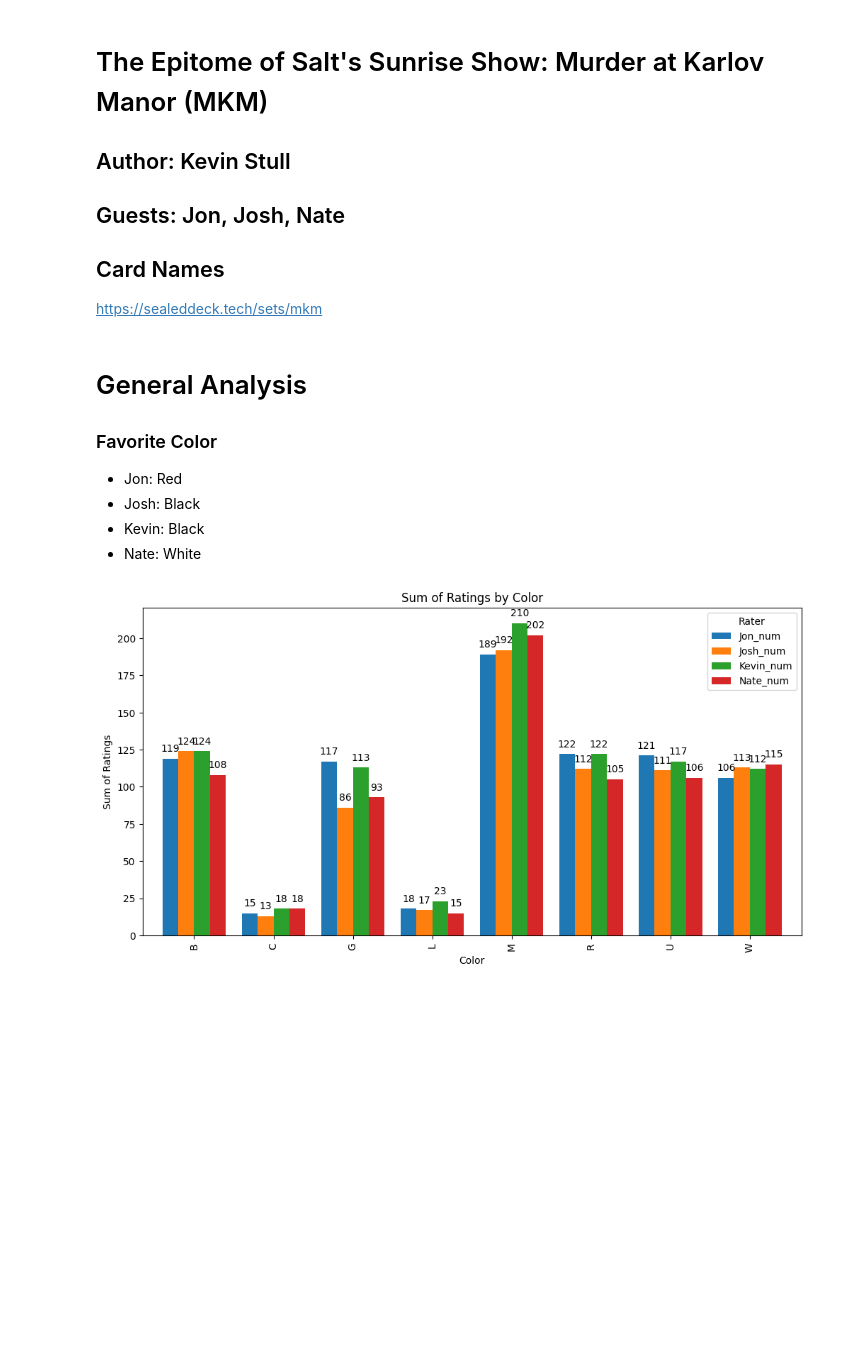
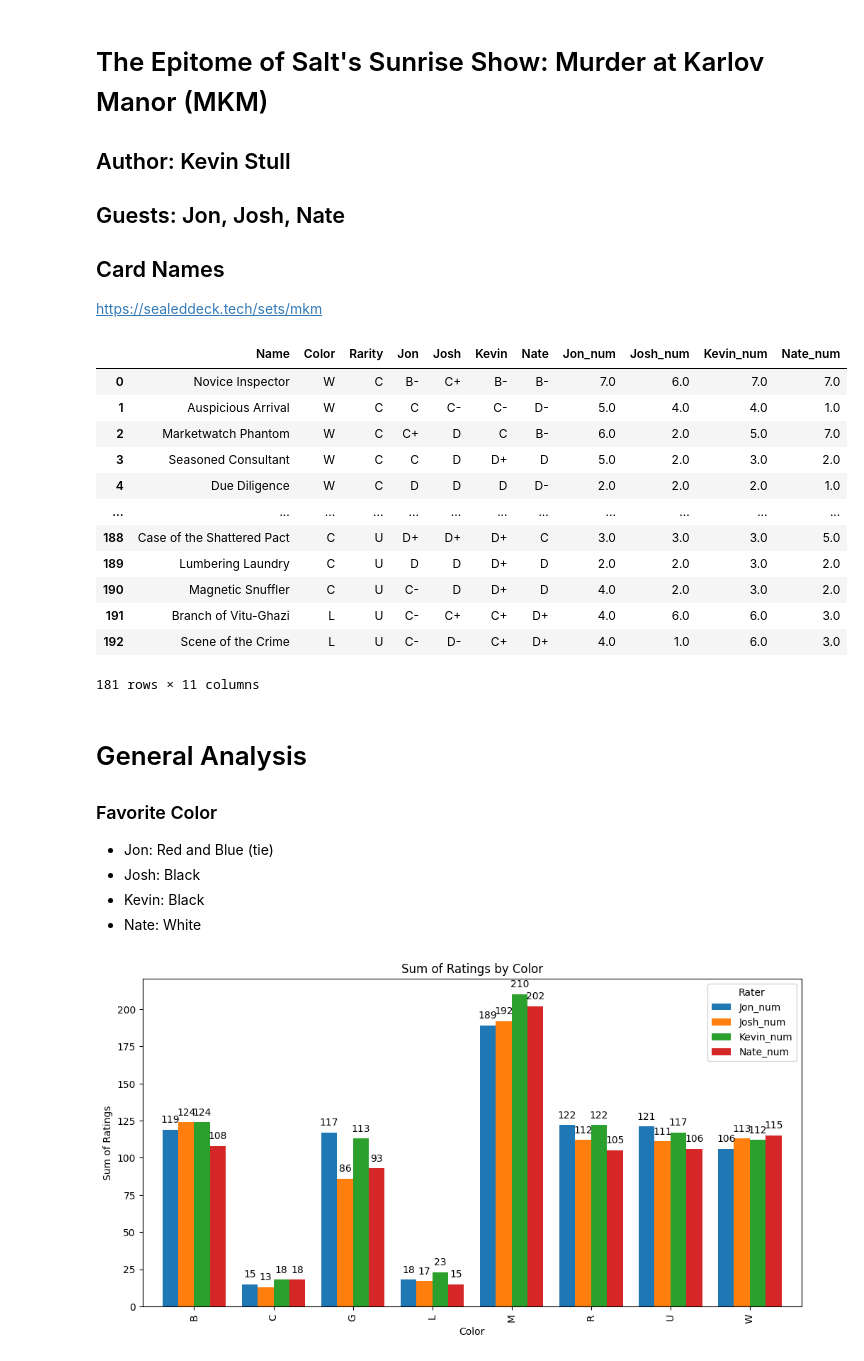
Before and after one commit to kest3869/MTG, a Jupyter notebook: MKM/Sunrise.ipynb, the cells around one changed output. Drawn from its saved outputs; the diff is of its cells as text; code cells hidden in the pictures; blank space fills up the shorter version.

```diff
--- a/MKM/Sunrise.ipynb
+++ b/MKM/Sunrise.ipynb
@@ -7,35 +7,46 @@ https://sealeddeck.tech/sets/mkm
 # %%
 import pandas as pd
 import matplotlib.pyplot as plt
 
 c = pd.read_csv('data/MKM_Kevin_commons.csv')
 u = pd.read_csv('data/MKM_Kevin_uncommons.csv')
 eos = pd.concat([c, u], ignore_index=True)
 eos = eos[['Name', 'Color', 'Rarity']]
 
 # raters
 raters = ['Jon', 'Josh', 'Kevin', 'Nate']
 
 for rater in raters:
     c = pd.read_csv('data/MKM_' + rater + '_commons.csv')
     u = pd.read_csv('data/MKM_' + rater + '_uncommons.csv')
     temp = pd.concat([c, u], ignore_index=True)
     eos[rater] = temp[rater]
 tier_num = {'F': 0., 'G':0., 'G+':0., 'D-': 1., 'D': 2., 'D+': 3.,
             'C-': 4., 'C': 5., 'C+': 6., 'B-': 7., 'B': 8., 'B+': 9.,
             'A-': 10., 'A': 11., 'A+': 12.}
 for rater in raters:
     eos[str(rater) + '_num'] = eos[rater].map(tier_num)
 eos = eos.dropna().copy()
-
-# use to check for n/a rows
-#rows_with_na = eos[eos.isna().any(axis=1)]
-#print(rows_with_na)
+eos
+# %% [output]
+|  | Name | Color | Rarity | Jon | Josh | Kevin | Nate | Jon_num | Josh_num | Kevin_num | Nate_num |
+| 0 | Novice Inspector | W | C | B- | C+ | B- | B- | 7.0 | 6.0 | 7.0 | 7.0 |
+| 1 | Auspicious Arrival | W | C | C | C- | C- | D- | 5.0 | 4.0 | 4.0 | 1.0 |
+| 2 | Marketwatch Phantom | W | C | C+ | D | C | B- | 6.0 | 2.0 | 5.0 | 7.0 |
+| 3 | Seasoned Consultant | W | C | C | D | D+ | D | 5.0 | 2.0 | 3.0 | 2.0 |
+| 4 | Due Diligence | W | C | D | D | D | D- | 2.0 | 2.0 | 2.0 | 1.0 |
+| ... | ... | ... | ... | ... | ... | ... | ... | ... | ... | ... | ... |
+| 188 | Case of the Shattered Pact | C | U | D+ | D+ | D+ | C | 3.0 | 3.0 | 3.0 | 5.0 |
+| 189 | Lumbering Laundry | C | U | D | D | D+ | D | 2.0 | 2.0 | 3.0 | 2.0 |
+| 190 | Magnetic Snuffler | C | U | C- | D | D+ | D | 4.0 | 2.0 | 3.0 | 2.0 |
+| 191 | Branch of Vitu-Ghazi | L | U | C- | C+ | C+ | D+ | 4.0 | 6.0 | 6.0 | 3.0 |
+| 192 | Scene of the Crime | L | U | C- | D- | C+ | D+ | 4.0 | 1.0 | 6.0 | 3.0 |
+181 rows × 11 columns
 # %% [markdown]
 # General Analysis
 
 ### Favorite Color
-- Jon: Red
+- Jon: Red and Blue (tie)
 - Josh: Black
 - Kevin: Black
 - Nate: White
```
Also changed, not shown: 3 other files.
